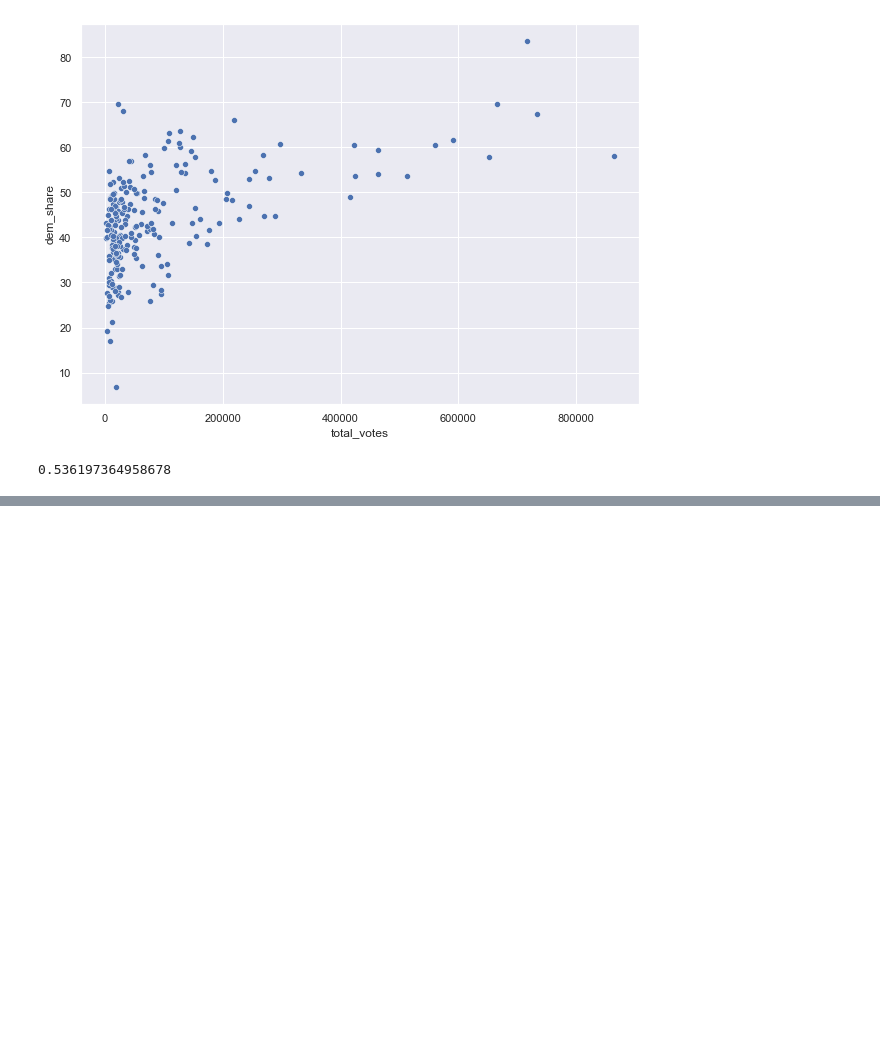
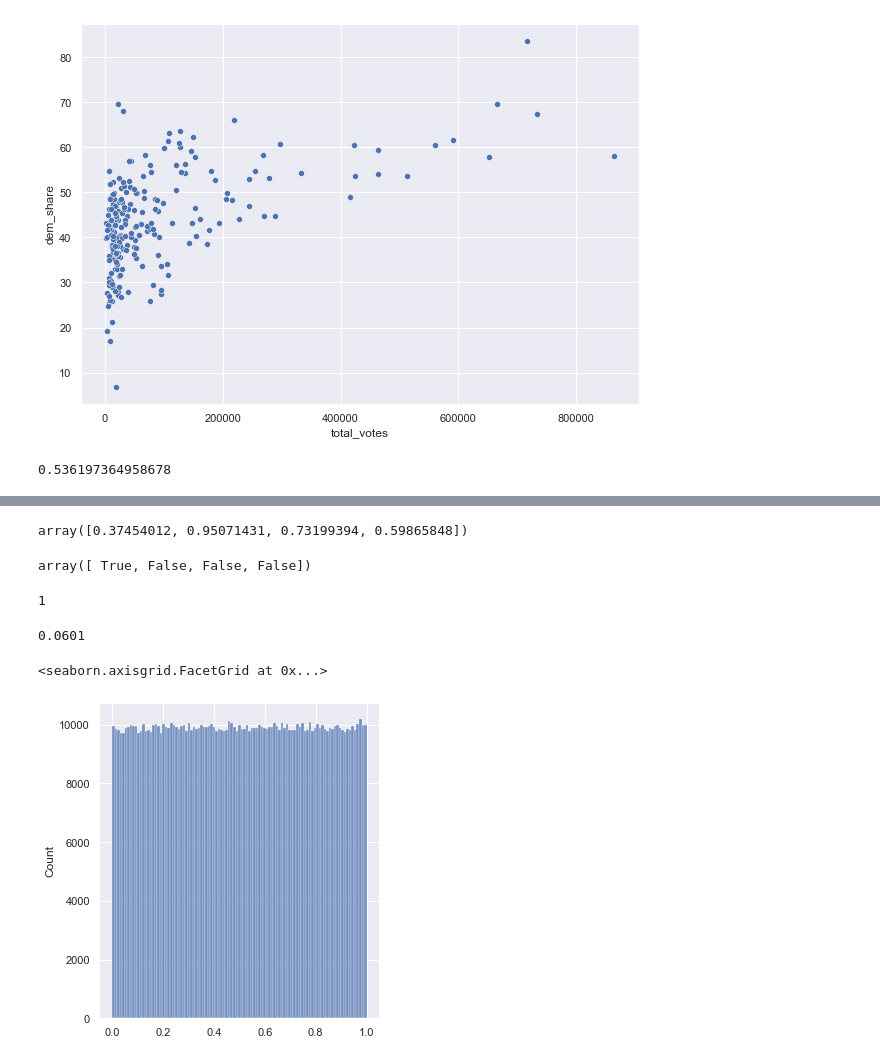
Before and after one commit to kipmadden/Statistical-Thinking, a Jupyter notebook: Election Data 2008.ipynb, the cells around one changed output, grey strips where cells are left out. Drawn from its saved outputs; the diff is of its cells as text; code cells hidden in the pictures; blank space fills up the shorter version.

```diff
--- a/Election Data 2008.ipynb
+++ b/Election Data 2008.ipynb
@@ -146,0 +150,39 @@ r
+# %%
+# Simulating 4 coin flips
+np.random.seed(42)
+random_numbers = np.random.random(size=4)
+random_numbers
+# %% [output]
+array([0.37454012, 0.95071431, 0.73199394, 0.59865848])
+# %%
+# Assign 'heads' probability to an array
+heads = random_numbers < 0.5
+heads
+# %% [output]
+array([ True, False, False, False])
+# %%
+# Count the number of heads
+np.sum(heads)
+# %% [output]
+1
+# %%
+#Initialize number of 4-heads trials at 0
+n_all_heads = 0
+
+# For loop for 10,000 trials
+for _ in range(10000):
+    heads = np.random.random(size=4) < 0.5
+    n_heads = np.sum(heads)
+    if n_heads == 4:
+        n_all_heads += 1
+
+n_all_heads / 10000
+# %% [output]
+0.0601
+# %%
+mil_trial = [np.random.random() for x in range(1000000)]
+# %%
+sns.displot(mil_trial)
+# %% [output]
+<seaborn.axisgrid.FacetGrid at 0x...>
+[figure, added]
```
Also changed, not shown: parts of 6 cells of this notebook.
